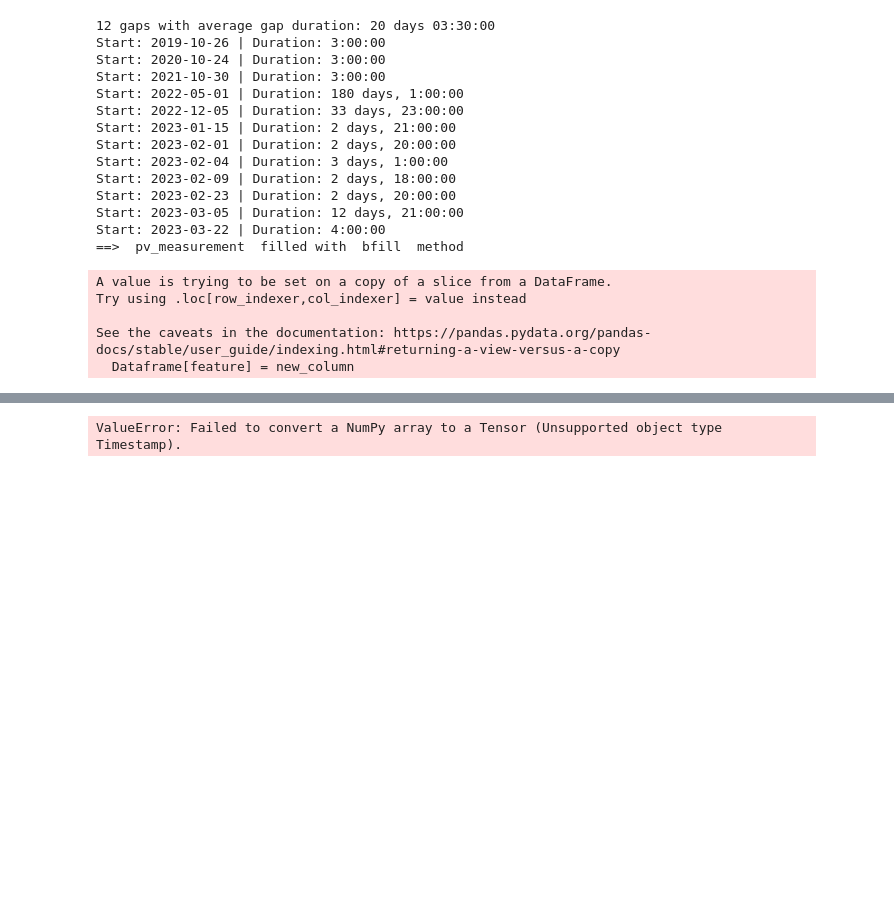
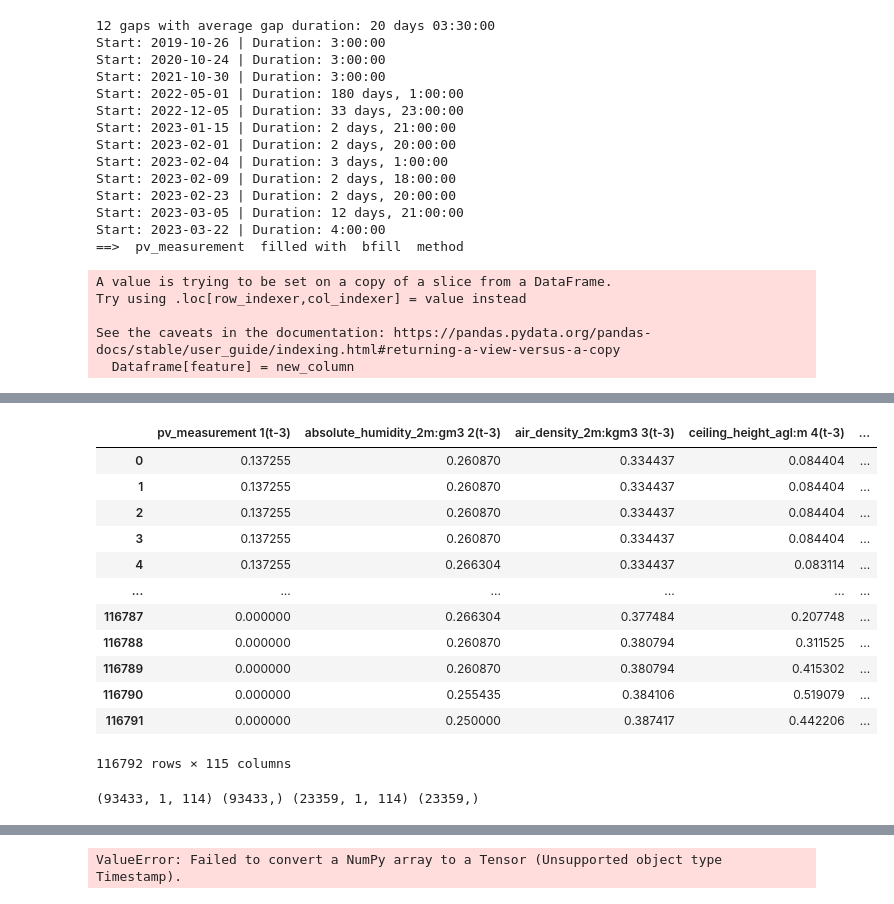
Before and after one commit to hugokerino/Energy-forecasting-NTNU, a Jupyter notebook: data/Hugo/notebook_hugo.ipynb, the cells around one changed output, grey strips where cells are left out. Drawn from its saved outputs; the diff is of its cells as text; code cells hidden in the pictures; blank space fills up the shorter version.

```diff
--- a/data/Hugo/notebook_hugo.ipynb
+++ b/data/Hugo/notebook_hugo.ipynb
@@ -530,0 +542,24 @@ def create_lstm_model(input_shape):
+# %%
+#Add y data at the end
+Dataframe = pd.concat((Y_Train_obs.iloc[:,1],X_Train_obs), axis=1)  # Remove the time series column
+Dataframe = Dataframe.drop(columns=['date_forecast'])
+Name_features = Dataframe.columns
+
+values = Dataframe.values
+values = values.astype('float32')
+scaler = MinMaxScaler(feature_range=(0, 1))
+scaled = scaler.fit_transform(values)
+
+n_in = 3 # Number of lag observations as input
+n_out = 1#Number of observations as output (y)
+# frame as supervised learning
+reframed = series_to_supervised(scaled,Name_features, n_in, n_out)
+
+# drop columns we don't want to predict
+reframed.drop(reframed.iloc[:,Dataframe.shape[1]*n_in+1:],inplace=True, axis=1)
+
+
+nan_features = [var for var in reframed.columns if reframed[var].isnull().sum() > 0]
+for features in nan_features:
+    fill_nan(reframed, features)
+    print("\n")
@@ -530,0 +584,35 @@ def create_lstm_model(input_shape):
+# %%
+reframed
+# %% [output]
+|  | pv_measurement 1(t-3) | absolute_humidity_2m:gm3 2(t-3) | air_density_2m:kgm3 3(t-3) | ceiling_height_agl:m 4(t-3) | ... |
+| 0 | 0.137255 | 0.260870 | 0.334437 | 0.084404 | ... |
+| 1 | 0.137255 | 0.260870 | 0.334437 | 0.084404 | ... |
+| 2 | 0.137255 | 0.260870 | 0.334437 | 0.084404 | ... |
+| 3 | 0.137255 | 0.260870 | 0.334437 | 0.084404 | ... |
+| 4 | 0.137255 | 0.266304 | 0.334437 | 0.083114 | ... |
+| ... | ... | ... | ... | ... | ... |
+| 116787 | 0.000000 | 0.266304 | 0.377484 | 0.207748 | ... |
+| 116788 | 0.000000 | 0.260870 | 0.380794 | 0.311525 | ... |
+| 116789 | 0.000000 | 0.260870 | 0.380794 | 0.415302 | ... |
+| 116790 | 0.000000 | 0.255435 | 0.384106 | 0.519079 | ... |
+| 116791 | 0.000000 | 0.250000 | 0.387417 | 0.442206 | ... |
+116792 rows × 115 columns
+# %%
+#Simple training for the moment without timeseriesplit
+
+#Split train/test
+values = reframed.values
+split = int(reframed.shape[0]*0.8)
+train = values[:split, :]
+test = values[split:, :]
+
+# split into input and outputs
+train_X, train_y = train[:, :-1], train[:, -1]
+test_X, test_y = test[:, :-1], test[:, -1]
+
+# reshape input to be 3D [samples, timesteps, features]
+train_X = train_X.reshape((train_X.shape[0], 1, train_X.shape[1]))
+test_X = test_X.reshape((test_X.shape[0], 1, test_X.shape[1]))
+print(train_X.shape, train_y.shape, test_X.shape, test_y.shape)
+# %% [output]
+(93433, 1, 114) (93433,) (23359, 1, 114) (23359,)
```
Also changed, not shown: parts of 19 cells of this notebook.
